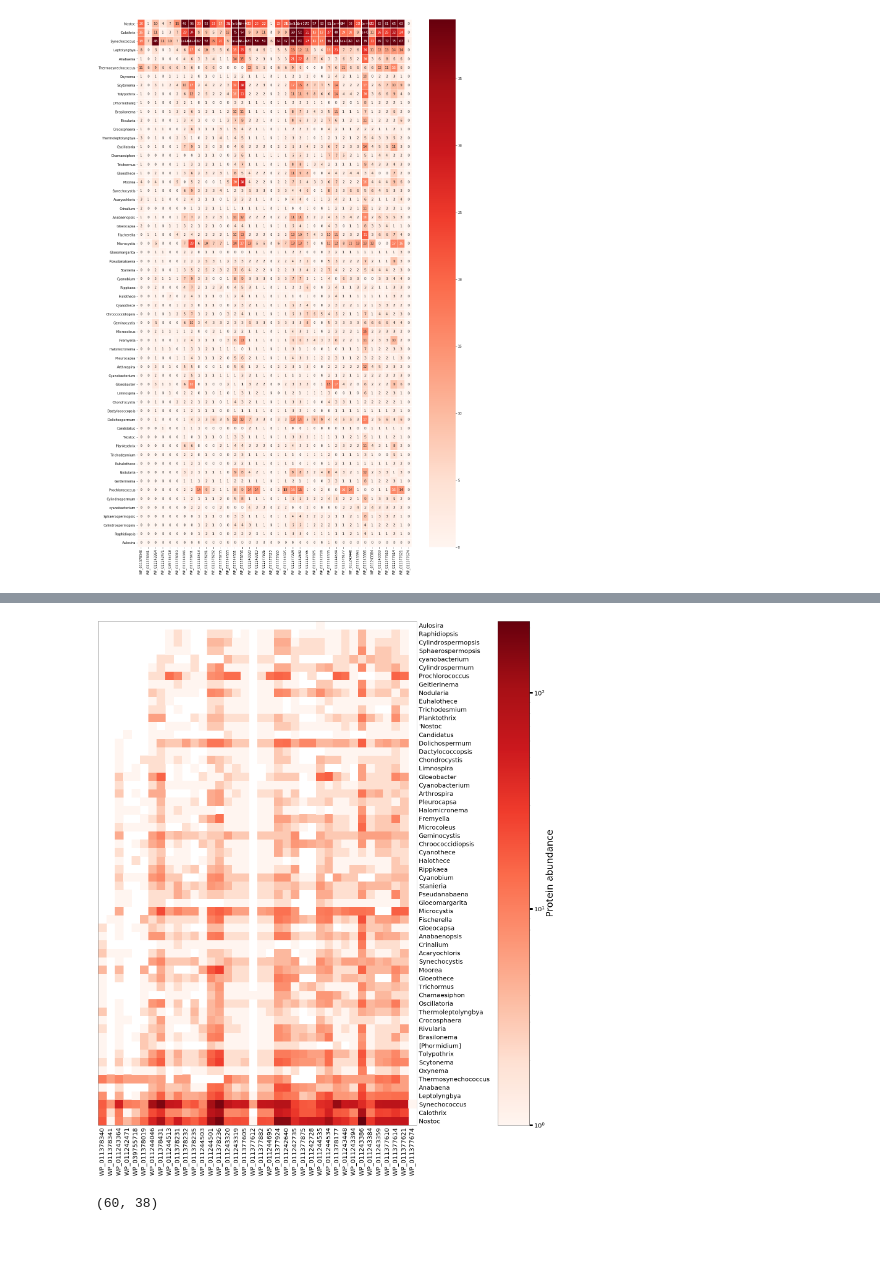
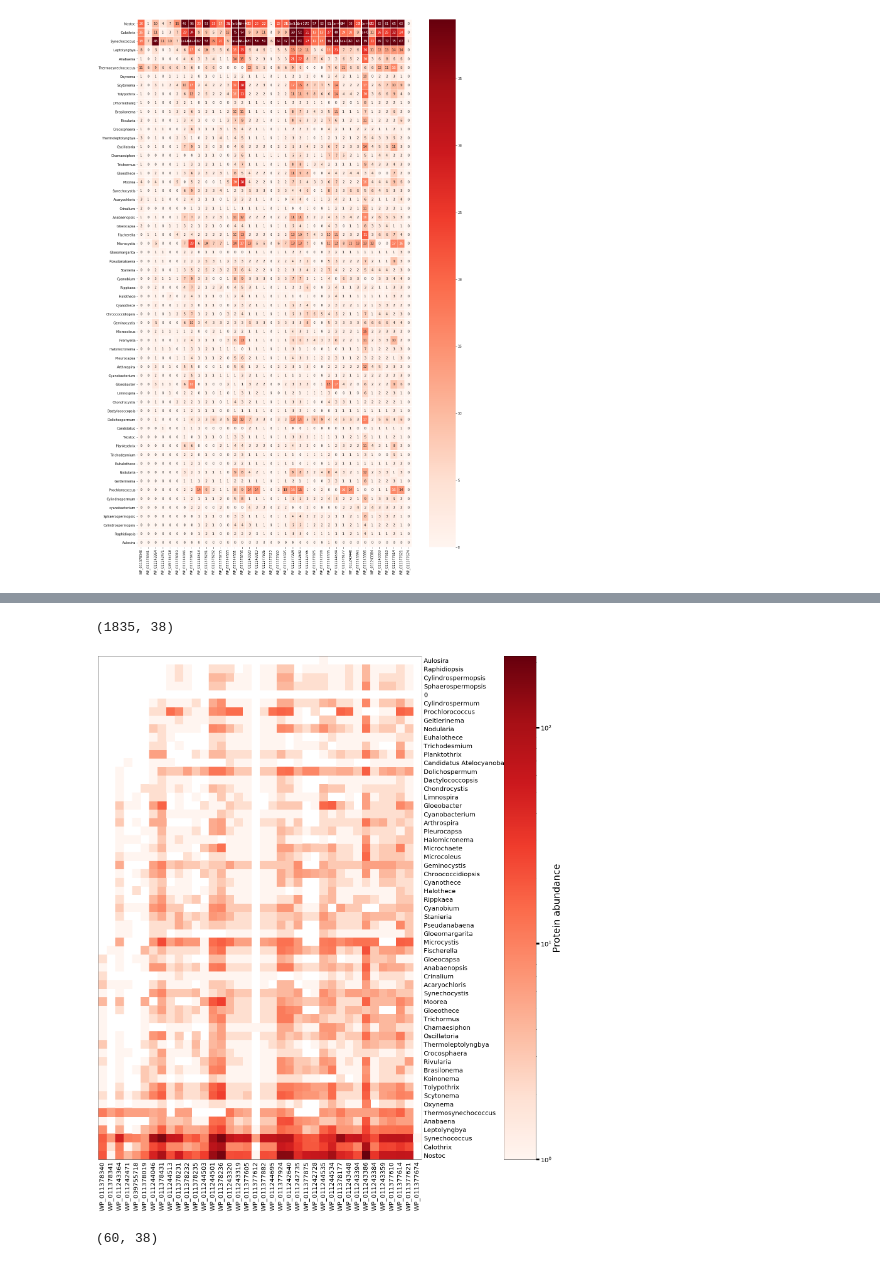
Before and after one commit to Kanomble/blast_result_processing, a Jupyter notebook: scripts/Heatmap_genus_BLASTDATA.ipynb, the cells around one changed output, grey strips where cells are left out. Cells and saved outputs as stored; diff of their text form; code cells hidden in the pictures.

Commit message:
Update Heatmap_genus_BLASTDATA.ipynb
some changes on how to get the genus, added columns with taxonomy information. Updated ToDo's

```diff
--- a/scripts/Heatmap_genus_BLASTDATA.ipynb
+++ b/scripts/Heatmap_genus_BLASTDATA.ipynb
@@ -107,7 +133,9 @@ def preparing_heatmap(Acc_id_name, Resultcsv, namelist = None):
     return(dat)
 # %%
 protnames=['BcsA1','XcsB2','BcsA2','XcsA','XcsB','XcsC','AcrA','AcrB','SFT','ABC1','ABC2','GTF1','GTF2','HlyD','peptidase','LptFG','LptB','LptA','LPS','LptC','LptD','FtsX','HlyD2','ABC3','HlyD3','PteB','RND1','RND2','TolC','MlaE','permease','S-layer','ABC4','ABC5','ABC6','TPR','RND3','export']
+# %%
+acc_ids = pd.read_csv('acc_ids.txt', header=None)
 # %%
-frame = preparing_heatmap('acc_ids.txt','BLAST_results.csv')
+frame = preparing_heatmap('acc_ids.txt','Cyanodata.csv')
 # %% [output]
 Entries in genuslist for WP_011378340 : 103
@@ -209,6 +188,8 @@ def create_subframes(df,columnnames):
     newframe= df[columnnames]
 
     return newframe
+# %%
+frame_simple_heatmap = create_subframes(frame, acc_ids[0].tolist() )
 # %%
 SubA = create_subframes(frame, ['WP_011378340','WP_011243364','WP_011242471'])
 SubA
@@ -244,3 +222,7 @@ sns.heatmap(frame, cmap='Reds', linewidths=0.5, annot=True, robust = True)
+# %%
+frame.shape
+# %% [output]
+(1835, 38)
 # %%
 '''
 function to create a heatmap, given the dataframe created with the function preparing_heatmap or create_subframes.
@@ -255,11 +237,18 @@ def create_heatmap(df, saving = None, log = True):
 
 
     frameshape = df.shape
+    if frameshape[0] < 100:
+        f = plt.figure(figsize=(frameshape[1]/2+6,frameshape[0]/2))
 
-    f = plt.figure(figsize=(frameshape[1]/2+6,frameshape[0]/2))
+        plots = gridspec.GridSpec(1, 3, wspace=0.05, hspace=0.1,
+                              width_ratios=[frameshape[1]/2, 4, frameshape[1]/20])
 
-    plots = gridspec.GridSpec(1, 3, wspace=0.05, hspace=0.1,
-                              width_ratios=[frameshape[1]/2, 4, frameshape[1]/20])
+    else:
+        f=  plt.figure(figsize=(frameshape[1]/2+6,100))
+
+        plots = gridspec.GridSpec(1, 3, wspace=0.05, hspace=0.1,
+                              width_ratios=[frameshape[1]/2, 4, .5])
+
 
 
     syn_heat = f.add_subplot(plots[0,0])
@@ -273,9 +262,14 @@ def create_heatmap(df, saving = None, log = True):
     syn_heat.set_yticks(np.arange(frameshape[0])+0.5, minor=False)
 
     # Add x-axis labels
+
     syn_heat.set_xticklabels(df.columns, fontsize=20, rotation=90)
 
-    syn_heat.set_yticklabels(df.index, fontsize=20)
+    if frameshape[0] < 100:
+        syn_heat.set_yticklabels(df.index, fontsize=20)
+    else:
+        syn_heat.set_yticklabels(df.index, fontsize=5)
+
 
     heat_syn = plt.pcolor(df,cmap= "Reds", norm=mlp.colors.LogNorm ()if log else None)
 
@@ -292,9 +286,9 @@ def create_heatmap(df, saving = None, log = True):
     if saving :
         plt.savefig(saving)
 # %%
-create_heatmap(frame)
+create_heatmap(frame_simple_heatmap)
 # %% [output]
-[figure, old version]
+[figure, new version]
 # %%
 listofframes=[frame,SubA]
 # %%
```
Also changed, not shown: parts of 18 cells of this notebook.
